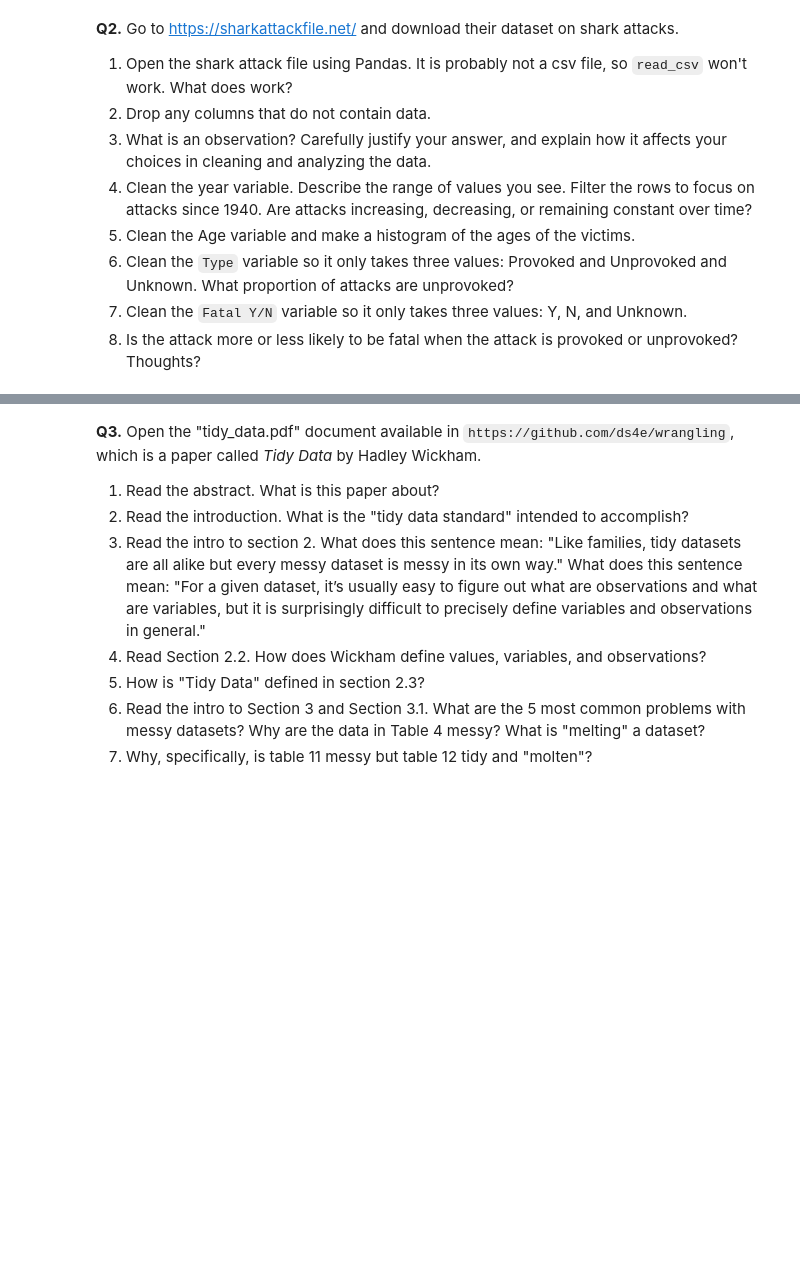
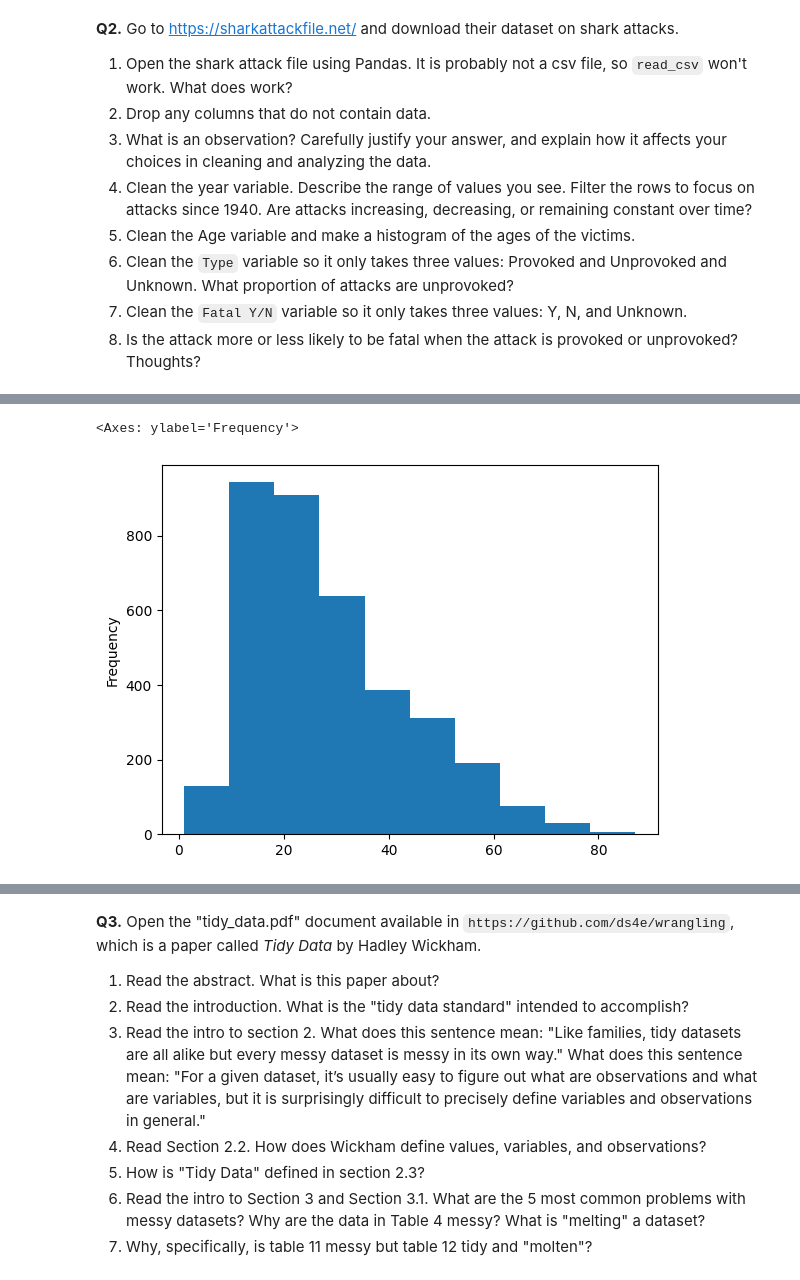
Before and after one commit to calvinpan1/ds3001_assignments, a Jupyter notebook: 01_assignment_wrangling_and_eda.ipynb, the cells around one changed output, grey strips where cells are left out. Drawn from its saved outputs; the diff is of its cells as text; code cells hidden in the pictures; blank space fills up the shorter version.

```diff
--- a/01_assignment_wrangling_and_eda.ipynb
+++ b/01_assignment_wrangling_and_eda.ipynb
@@ -59,0 +193,10 @@ print(airbnb['Price'].isna().sum())
+# %%
+# Q2.5_____ Clean the Age variable and make a histogram of the ages of the victims.
+shark_attacks_post1940['Age'] = pd.to_numeric(
+    shark_attacks_post1940['Age'],
+    errors='coerce'
+)
+shark_attacks_post1940['Age'].plot.hist()
+# %% [output]
+<Axes: ylabel='Frequency'>
+[figure, added]
```
Also changed, not shown: parts of 37 cells of this notebook.
